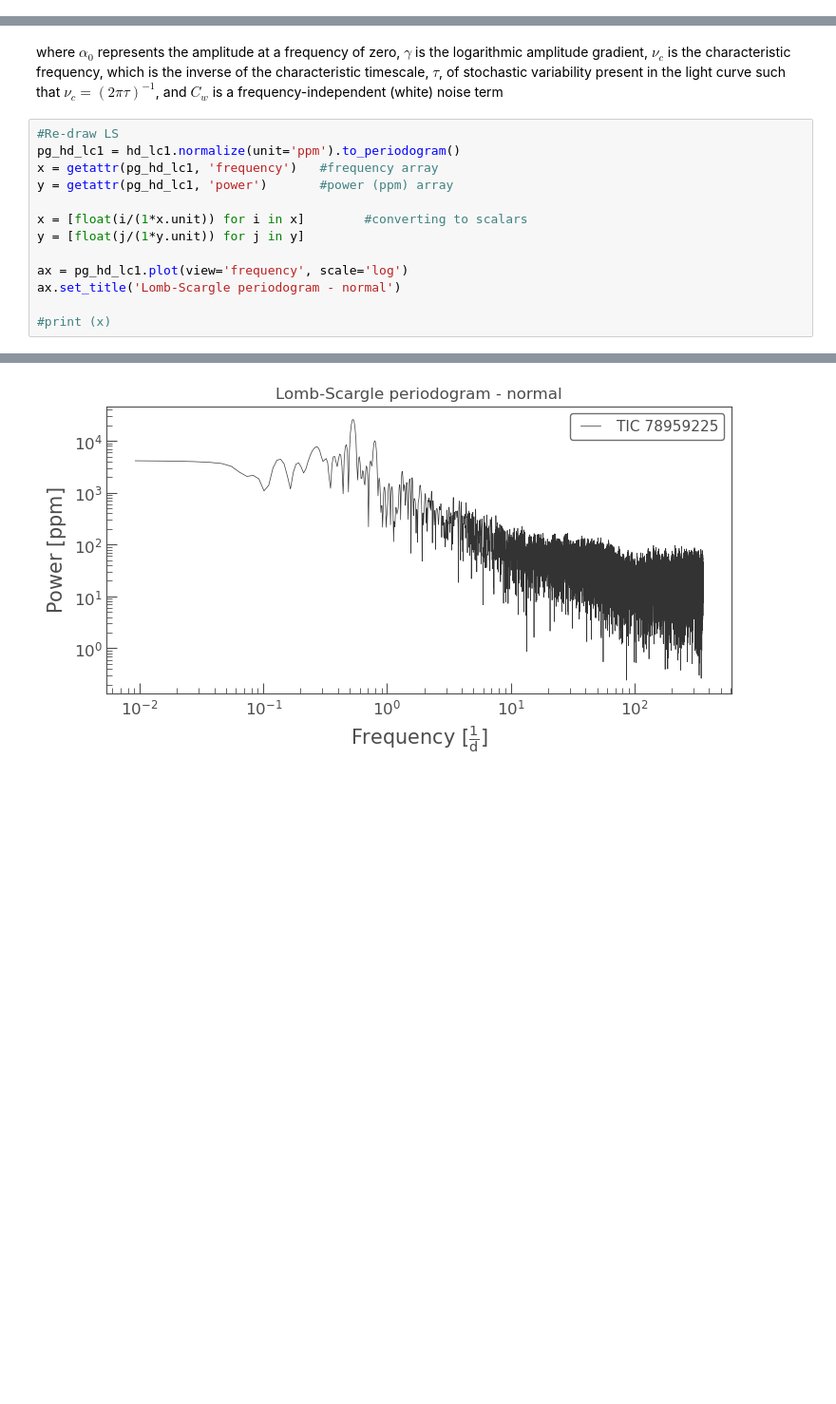
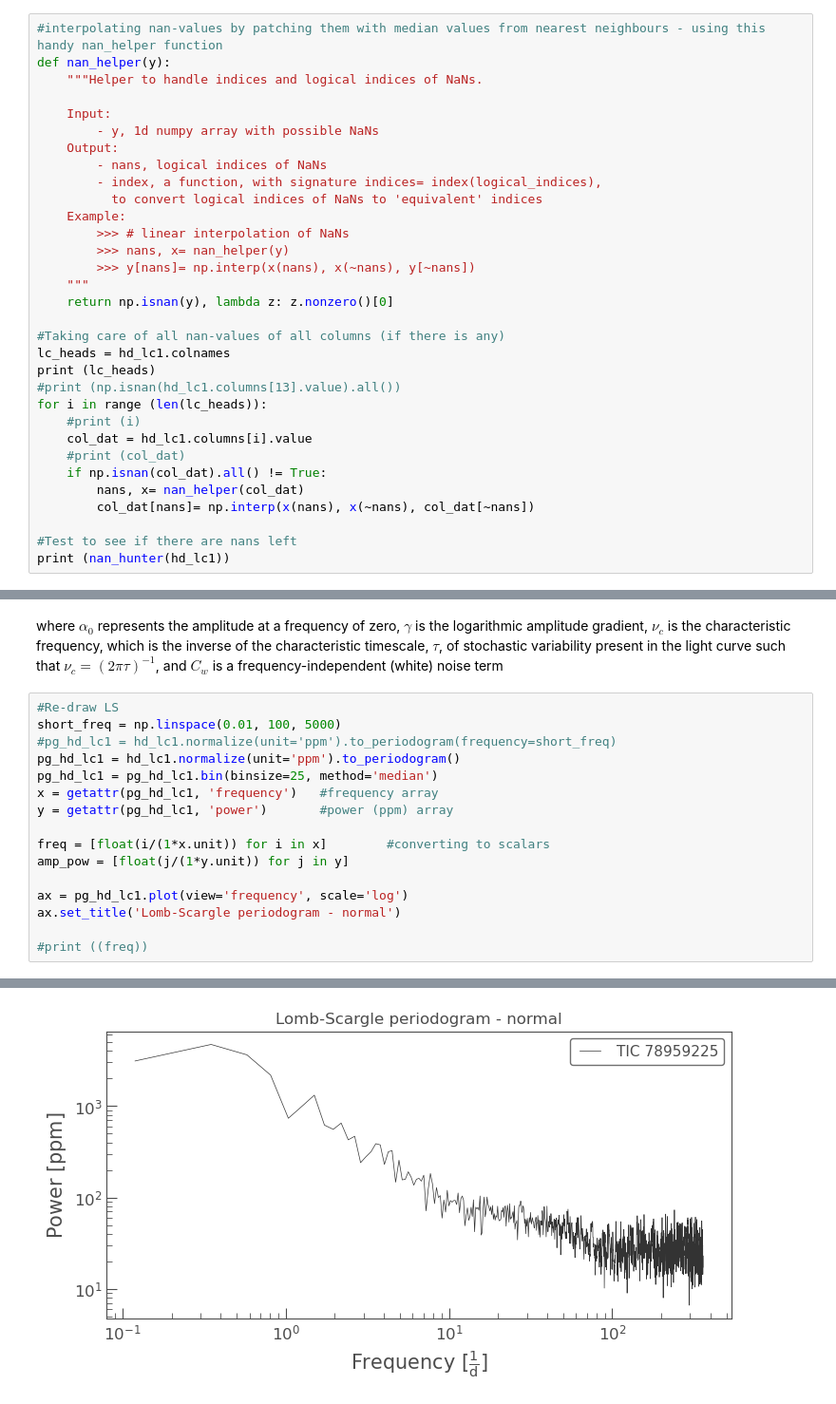
Before and after one commit to khraspyy/Y4MassiveStarsProject, a Jupyter notebook: Project/Codes/HD50896/lc1/HD50896_ts1.ipynb, the cells around one changed output, grey strips where cells are left out. Shown at 95% size. Drawn from its saved outputs; the diff is of its cells as text; blank space fills up the shorter version.

```diff
--- a/Project/Codes/HD50896/lc1/HD50896_ts1.ipynb
+++ b/Project/Codes/HD50896/lc1/HD50896_ts1.ipynb
@@ -57,0 +83,32 @@ hd_lc1.filename
+# %%
+#interpolating nan-values by patching them with median values from nearest neighbours - using this handy nan_helper function
+def nan_helper(y):
+    """Helper to handle indices and logical indices of NaNs.
+
+    Input:
+        - y, 1d numpy array with possible NaNs
+    Output:
+        - nans, logical indices of NaNs
+        - index, a function, with signature indices= index(logical_indices),
+          to convert logical indices of NaNs to 'equivalent' indices
+    Example:
+        >>> # linear interpolation of NaNs
+        >>> nans, x= nan_helper(y)
+        >>> y[nans]= np.interp(x(nans), x(~nans), y[~nans])
+    """
+    return np.isnan(y), lambda z: z.nonzero()[0]
+
+#Taking care of all nan-values of all columns (if there is any)
+lc_heads = hd_lc1.colnames
+print (lc_heads)
+#print (np.isnan(hd_lc1.columns[13].value).all())
+for i in range (len(lc_heads)):
+    #print (i)
+    col_dat = hd_lc1.columns[i].value
+    #print (col_dat)
+    if np.isnan(col_dat).all() != True:
+        nans, x= nan_helper(col_dat)
+        col_dat[nans]= np.interp(x(nans), x(~nans), col_dat[~nans])
+
+#Test to see if there are nans left
+print (nan_hunter(hd_lc1))
@@ -157,19 +223,22 @@ stochastic variability present in the light curve such that $\nu_c = (2\pi\tau)^
 (white) noise term
 # %%
 #Re-draw LS
+short_freq = np.linspace(0.01, 100, 5000)
+#pg_hd_lc1 = hd_lc1.normalize(unit='ppm').to_periodogram(frequency=short_freq)
 pg_hd_lc1 = hd_lc1.normalize(unit='ppm').to_periodogram()
+pg_hd_lc1 = pg_hd_lc1.bin(binsize=25, method='median')
 x = getattr(pg_hd_lc1, 'frequency')   #frequency array
 y = getattr(pg_hd_lc1, 'power')       #power (ppm) array
 
-x = [float(i/(1*x.unit)) for i in x]        #converting to scalars
-y = [float(j/(1*y.unit)) for j in y]
+freq = [float(i/(1*x.unit)) for i in x]        #converting to scalars
+amp_pow = [float(j/(1*y.unit)) for j in y]
 
 ax = pg_hd_lc1.plot(view='frequency', scale='log')
 ax.set_title('Lomb-Scargle periodogram - normal')
 
-#print (x)
+#print ((freq))
 # %% [output]
 Text(0.5, 1.0, 'Lomb-Scargle periodogram - normal')
-[figure, old version]
+[figure, new version]
 # %%
 #Defining likelihood, flat prior and combined to probability
```
Also changed, not shown: parts of 35 cells of this notebook.
